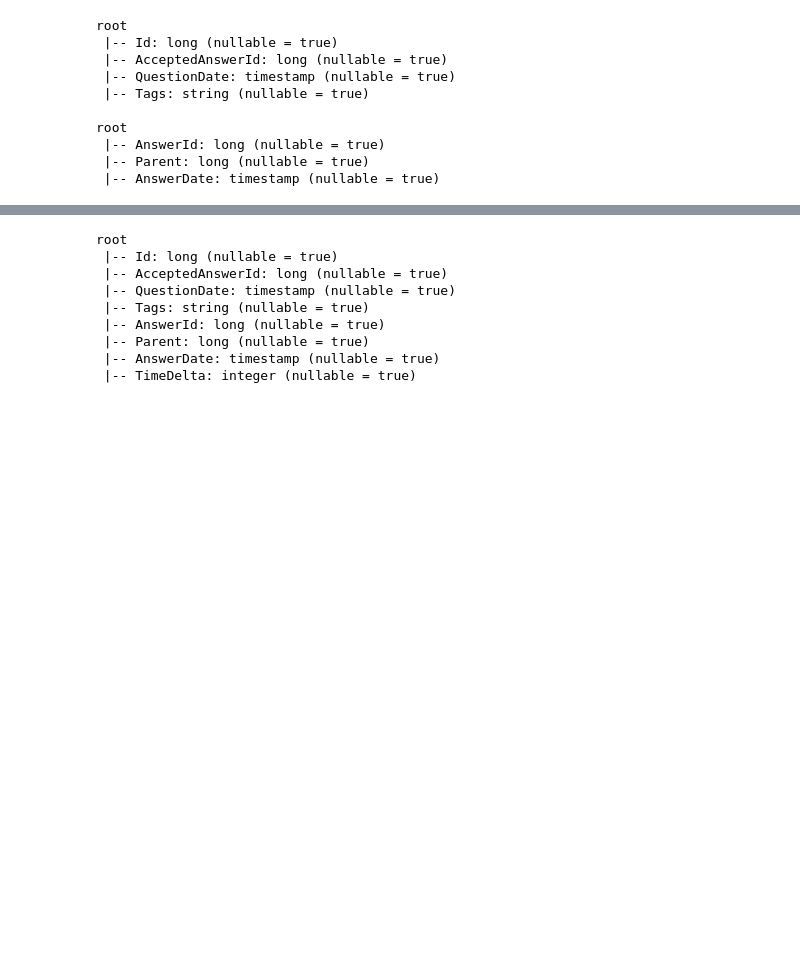
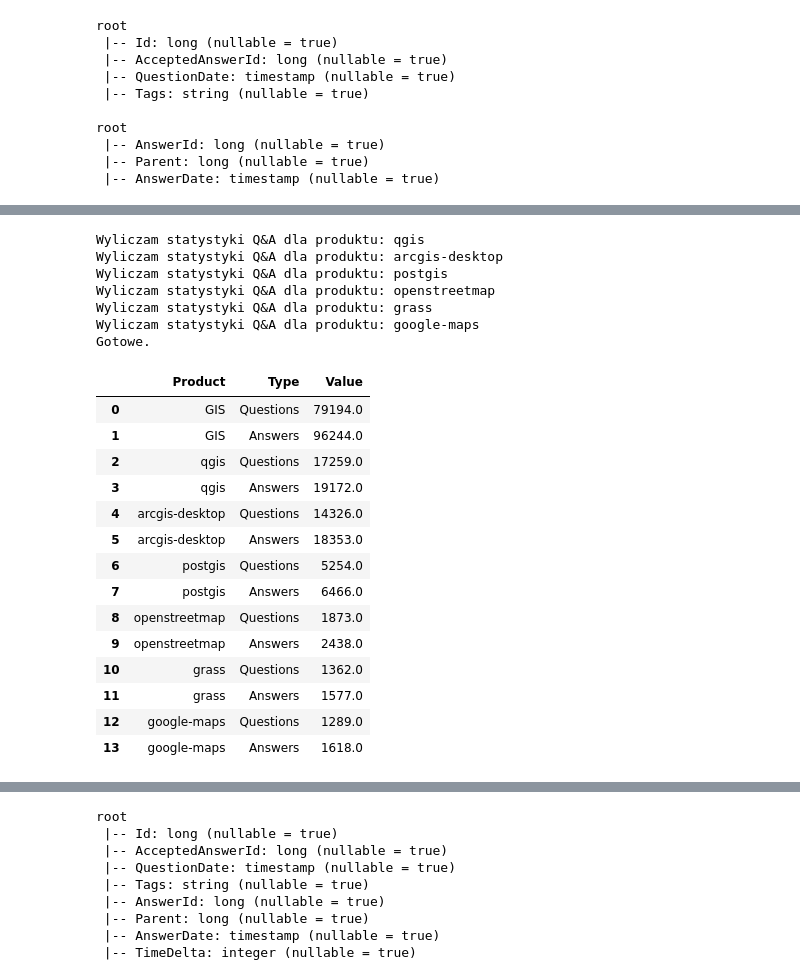
Before and after one commit to mbartosi/studia-bd, a Jupyter notebook: gis_stack_spark.ipynb, the cells around one changed output, grey strips where cells are left out. Cells and saved outputs as stored; diff of their text form; code cells hidden in the pictures; blank space fills up the shorter version.

```diff
--- a/gis_stack_spark.ipynb
+++ b/gis_stack_spark.ipynb
@@ -544,0 +563,50 @@ print(answers.count())
+# %%
+# dla całości forum GIS:
+qa_stats = pd.DataFrame(columns=['Product', 'Value', 'Type'])
+qa_stats = qa_stats.append(pd.DataFrame.from_dict([{'Product': 'GIS',\
+             'Value': posts.where(posts.PostTypeId == 1).count(),\
+             'Type': 'Questions'}]), ignore_index=True)
+qa_stats = qa_stats.append(pd.DataFrame.from_dict([{'Product': 'GIS',\
+             'Value': posts.where(posts.PostTypeId == 2).count(),\
+             'Type': 'Answers'}]), ignore_index=True)
+
+# dla produktów:
+for gis_p in gis_products:
+    print('Wyliczam statystyki Q&A dla produktu: {0}'.format(gis_p))
+    prod_ques = posts.select(posts.Id, posts.AnswerCount, posts.Tags)\
+                     .where((posts.PostTypeId == 1) & posts.Tags.rlike(r'\b{0}\b'.format(gis_p)))
+    prod_ans = prod_ques.groupBy()\
+                        .sum('AnswerCount')\
+                        .select(col('sum(AnswerCount)').alias('Answers'))
+    qa_stats = qa_stats.append(pd.DataFrame.from_dict([{'Product': gis_p,\
+             'Value': prod_ques.count(),\
+             'Type': 'Questions'}]), ignore_index=True)
+    qa_stats = qa_stats.append(pd.DataFrame.from_dict([{'Product': gis_p,\
+             'Value': prod_ans.collect()[0].Answers,\
+             'Type': 'Answers'}]), ignore_index=True)
+
+print('Gotowe.')
+qa_stats
+# %% [output]
+Wyliczam statystyki Q&A dla produktu: qgis
+Wyliczam statystyki Q&A dla produktu: arcgis-desktop
+Wyliczam statystyki Q&A dla produktu: postgis
+Wyliczam statystyki Q&A dla produktu: openstreetmap
+Wyliczam statystyki Q&A dla produktu: grass
+Wyliczam statystyki Q&A dla produktu: google-maps
+Gotowe.
+|  | Product | Type | Value |
+| 0 | GIS | Questions | 79194.0 |
+| 1 | GIS | Answers | 96244.0 |
+| 2 | qgis | Questions | 17259.0 |
+| 3 | qgis | Answers | 19172.0 |
+| 4 | arcgis-desktop | Questions | 14326.0 |
+| 5 | arcgis-desktop | Answers | 18353.0 |
+| 6 | postgis | Questions | 5254.0 |
+| 7 | postgis | Answers | 6466.0 |
+| 8 | openstreetmap | Questions | 1873.0 |
+| 9 | openstreetmap | Answers | 2438.0 |
+| 10 | grass | Questions | 1362.0 |
+| 11 | grass | Answers | 1577.0 |
+| 12 | google-maps | Questions | 1289.0 |
+| 13 | google-maps | Answers | 1618.0 |
```
Also changed, not shown: parts of 8 cells of this notebook.
